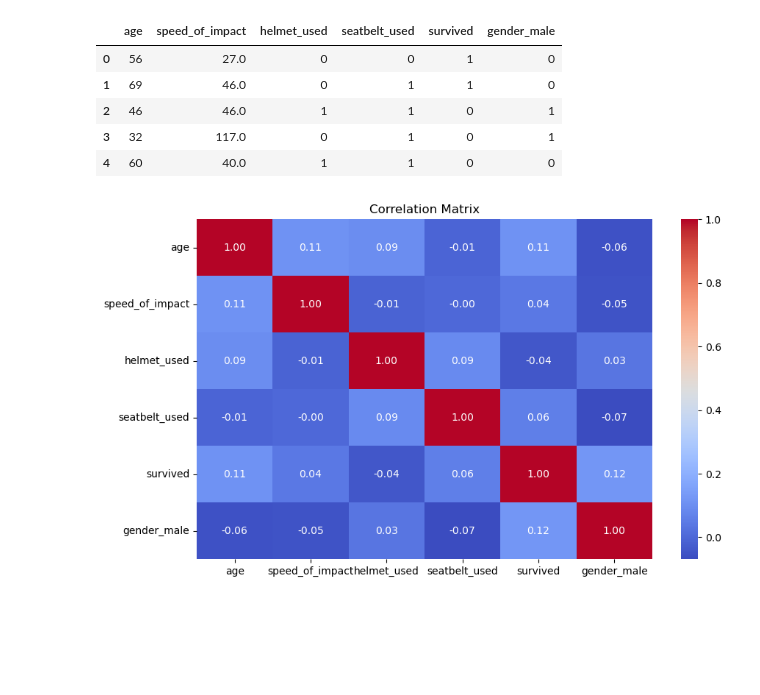
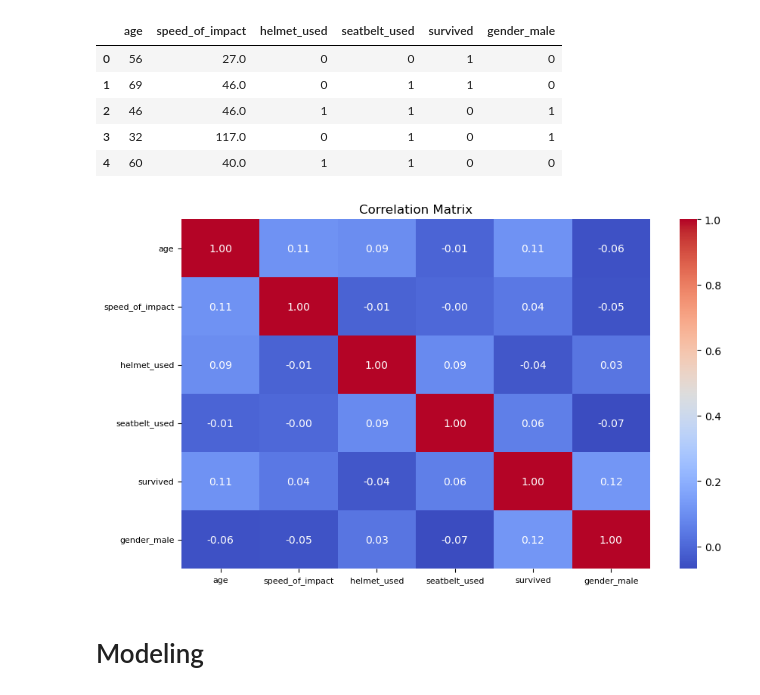
Before and after one commit to 20mattk/Road-Accident-Survival, a Jupyter notebook: Road Accident Survival.ipynb, the cells around one changed output. Cells and saved outputs as stored; diff of their text form; code cells hidden in the pictures; blank space fills up the shorter version.

```diff
--- a/Road Accident Survival.ipynb
+++ b/Road Accident Survival.ipynb
@@ -132,7 +134,11 @@ accident_df.head()
 # %%
 plt.figure(figsize=(10, 6))
 sns.heatmap(accident_df.corr(), annot=True, cmap='coolwarm', fmt=".2f")
 plt.title('Correlation Matrix')
+plt.xticks(fontsize=8)
+plt.yticks(fontsize=8)
 plt.show()
 # %% [output]
-[figure, old version]
+[figure, new version]
+# %% [markdown]
+# Modeling
```
Also changed, not shown: parts of 6 cells of this notebook, 1 other file.
